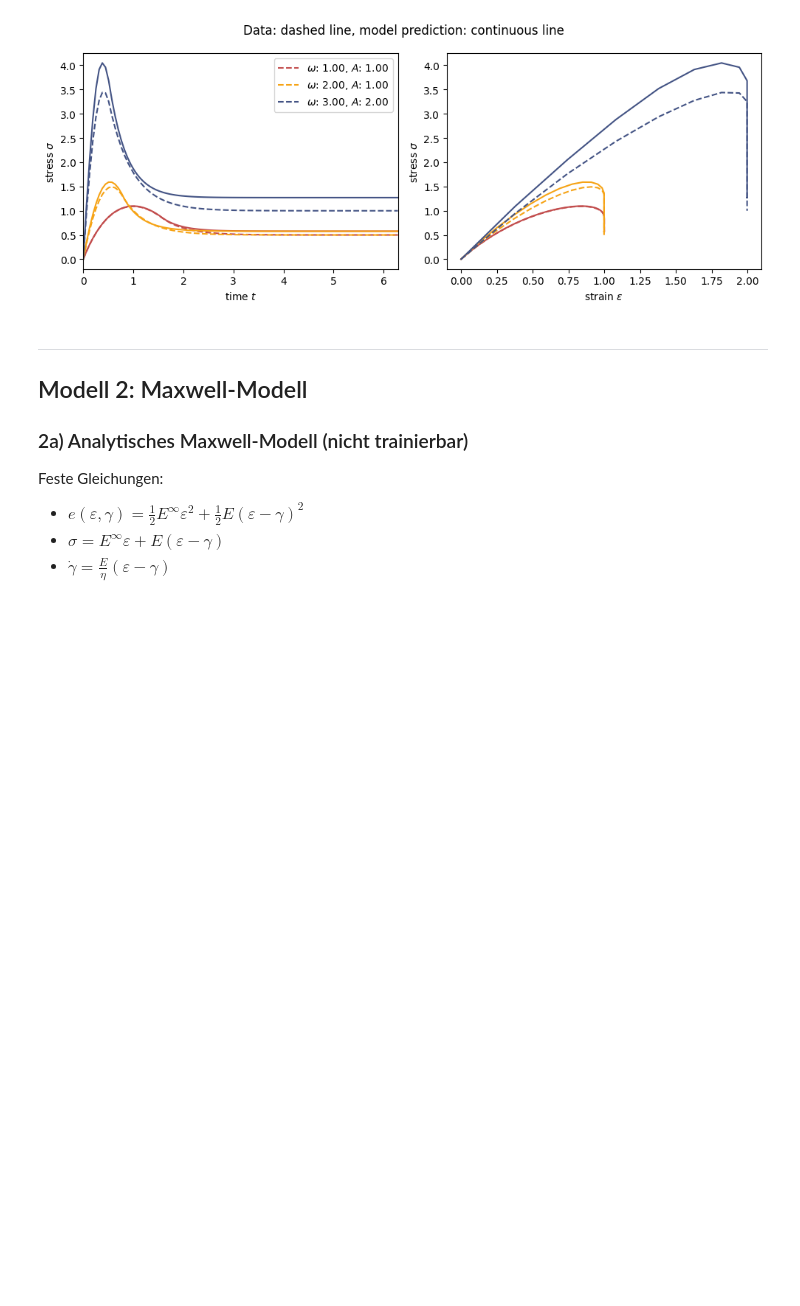
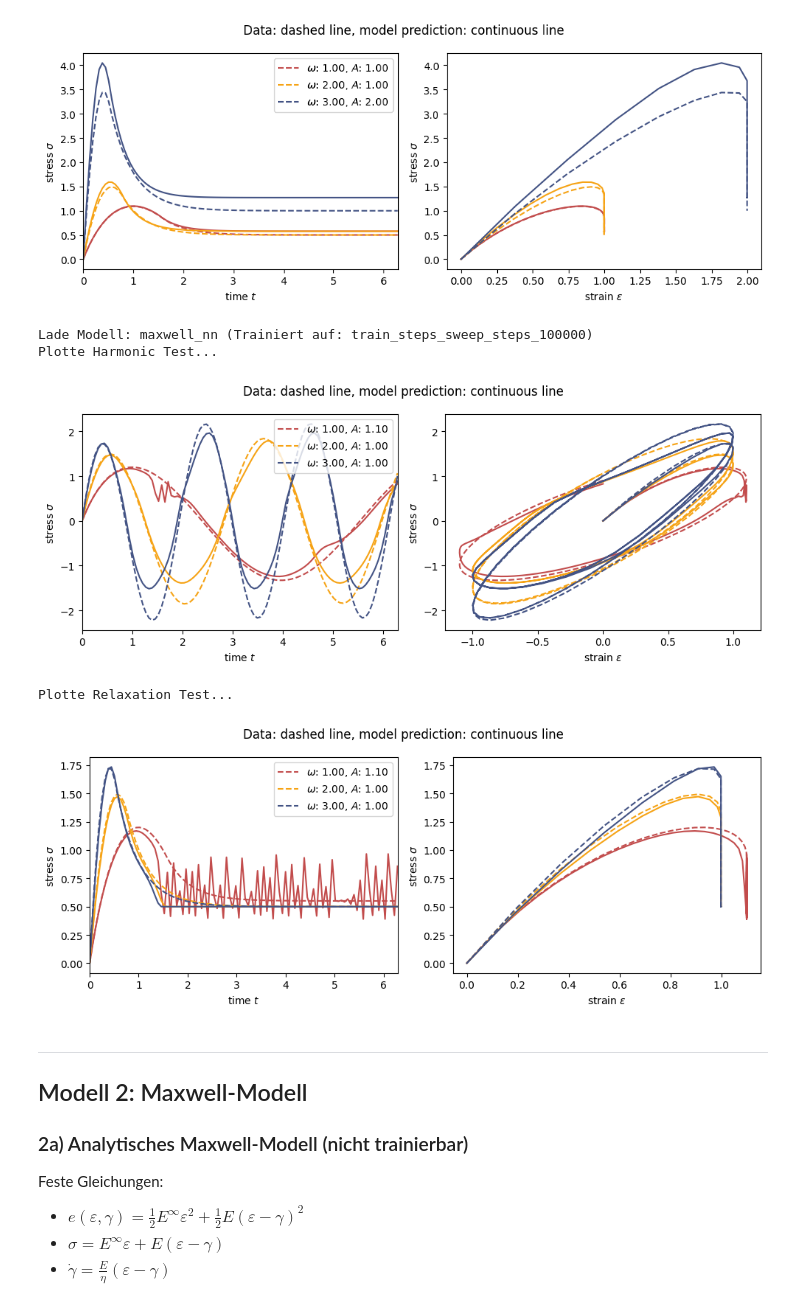
Before and after one commit to Lukas-F-1/ML-Tutorial-WS25_26, a Jupyter notebook: viscoelasticity/main.ipynb, the cells around one changed output. Drawn from its saved outputs; the diff is of its cells as text; code cells hidden in the pictures; blank space fills up the shorter version.

Commit message:
inklusion of training sweep functions for different parameters and first load of equinox models

```diff
--- a/viscoelasticity/main.ipynb
+++ b/viscoelasticity/main.ipynb
@@ -136,3 +140,15 @@ tp.plot_model_pred(eps_relax_test, sig_relax_test, sig_pred_relax, omegas_test,
+# %%
+# filename = "artifacts\maxwell_nn__train_steps_sweep_steps_10000__10000steps__100ts__20260130_164306.eqx"
+# filename = "artifacts\maxwell_nn__train_steps_sweep_steps_20000__20000steps__100ts__20260130_164335.eqx"
+# filename = "artifacts\maxwell_nn__train_steps_sweep_steps_30000__30000steps__100ts__20260130_164419.eqx"
+filename = "artifacts\maxwell_nn__train_steps_sweep_steps_100000__100000steps__100ts__20260130_165617.eqx"
+plots.plot_saved_model(filename)
+# %% [output]
+Lade Modell: maxwell_nn (Trainiert auf: train_steps_sweep_steps_100000)
+Plotte Harmonic Test...
+[figure, added]
+Plotte Relaxation Test...
+[figure, added]
 # %% [markdown]
 ---
 ## Modell 2: Maxwell-Modell
```
Also changed, not shown: parts of 2 cells of this notebook, 33 other files.
